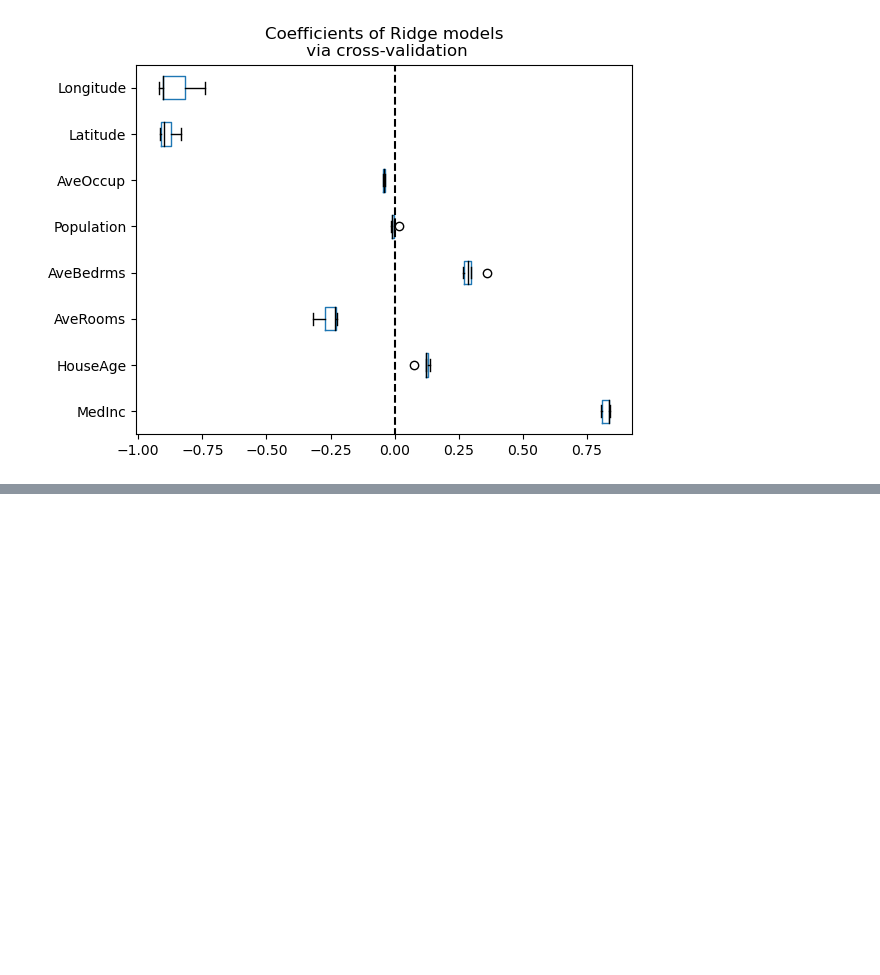
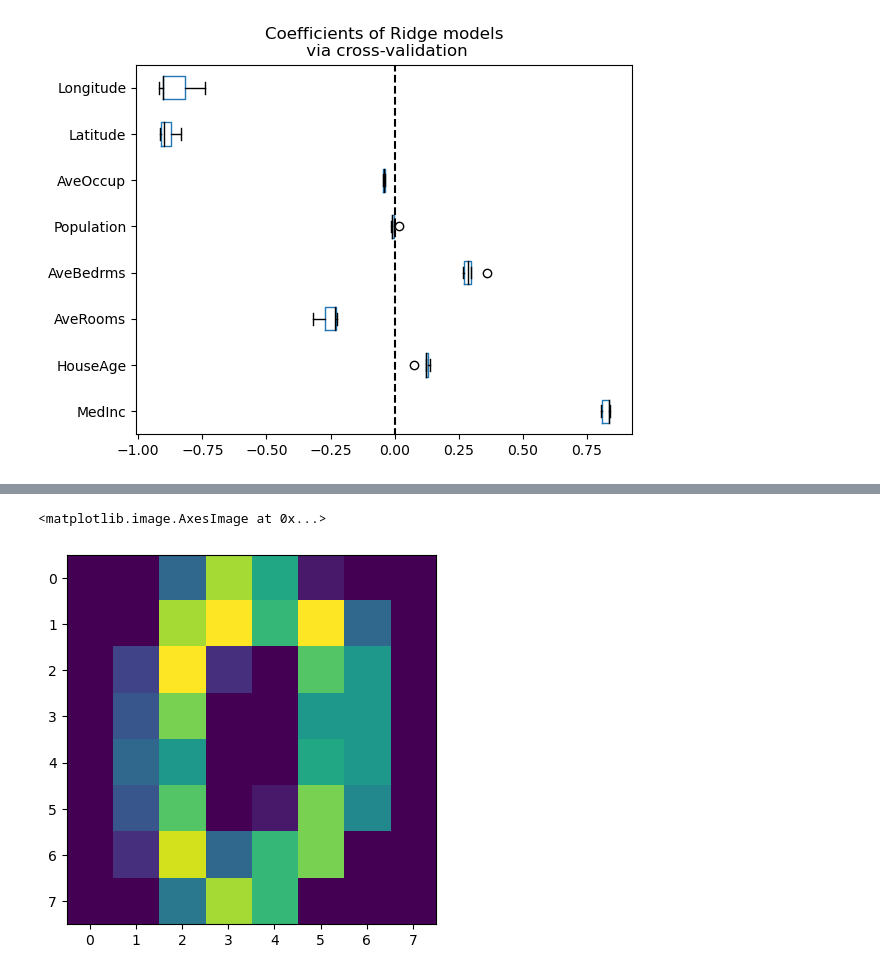
Before and after one commit to karlzam/school, a Jupyter notebook: phys555/class01/class_one_work.ipynb, the cells around one changed output, grey strips where cells are left out. Saved outputs shown, nothing was run; the diff lists cells and outputs as text; code cells hidden in the pictures; blank space fills up the shorter version.

```diff
--- a/phys555/class01/class_one_work.ipynb
+++ b/phys555/class01/class_one_work.ipynb
@@ -160,0 +226,5 @@ R2 score: 0.553 ± 0.062
+# %%
+plt.imshow(mnist.images[0])
+# %% [output]
+<matplotlib.image.AxesImage at 0x...>
+[figure, added]
```
Also changed, not shown: parts of 10 cells of this notebook, 3 other files.
